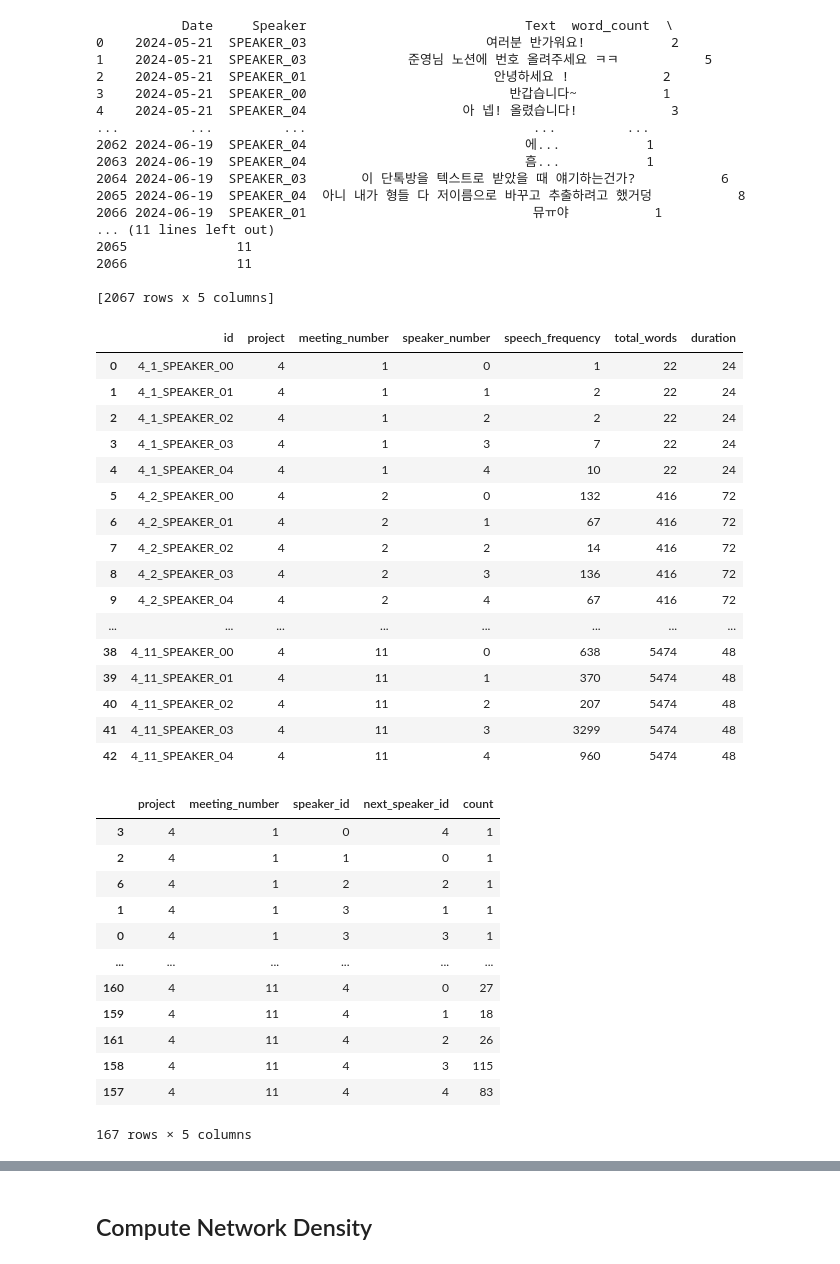
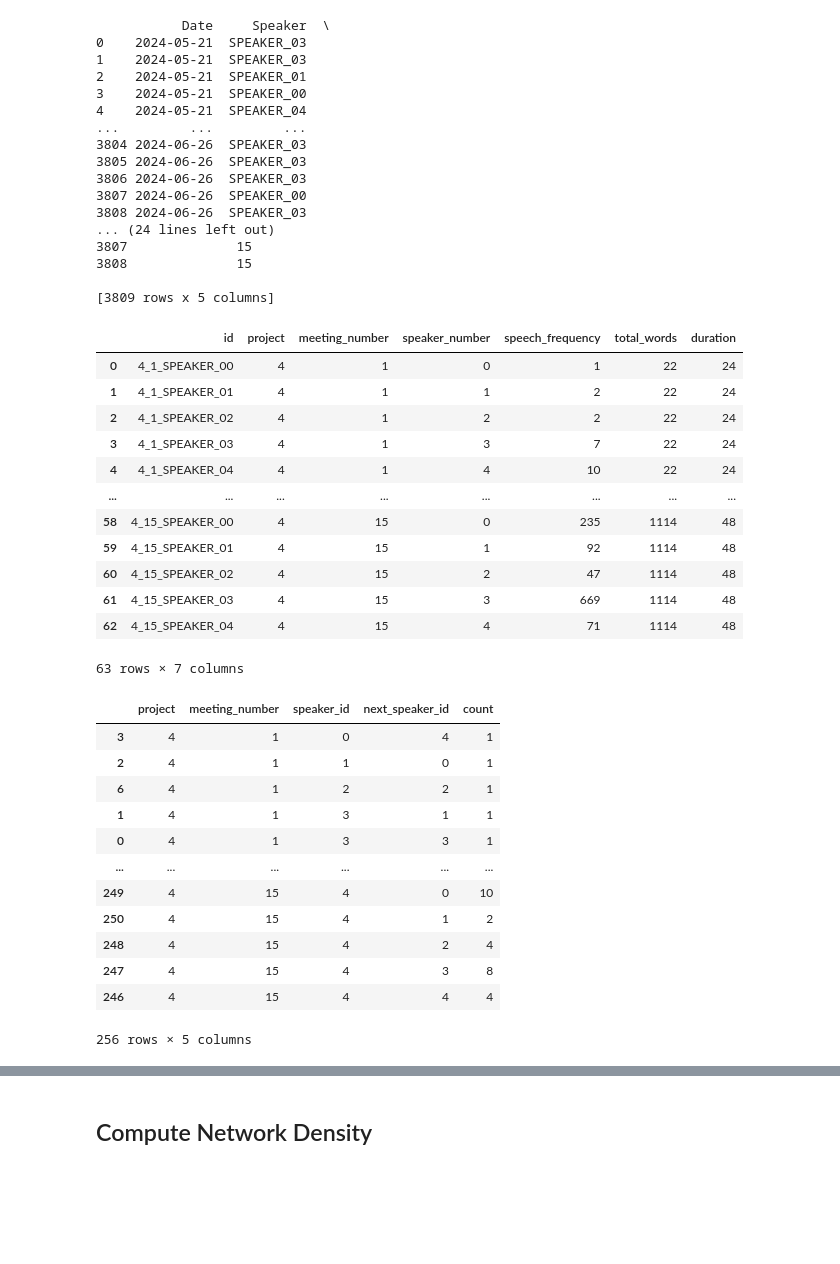
Before and after one commit to team-zerobaek/collaboration-analysis, a Jupyter notebook: chatting_analysis_rdb_generator.ipynb, the cells around one changed output, grey strips where cells are left out. Cells and saved outputs as stored; diff of their text form; code cells hidden in the pictures; blank space fills up the shorter version.

```diff
--- a/chatting_analysis_rdb_generator.ipynb
+++ b/chatting_analysis_rdb_generator.ipynb
@@ -64,8 +64,14 @@ def assign_meeting_number(date):
         return 10
     elif '2024-06-18' <= date <= '2024-06-19':
         return 11
-    else:
-        return None
+    elif '2024-06-20' <= date <= '2024-06-21':
+        return 12
+    elif '2024-06-22' == date <= '2024-06-23':
+        return 13
+    elif '2024-06-24' == date:
+        return 14
+    elif '2024-06-25' <= date <= '2024-06-26':
+        return 15
 
 
 df['meeting_number'] = df['Date'].apply(
@@ -73,23 +79,23 @@ df['meeting_number'] = df['Date'].apply(
 
 print(df)
 # %% [output]
-           Date     Speaker                            Text  word_count  \
-0    2024-05-21  SPEAKER_03                       여러분 반가워요!           2
-1    2024-05-21  SPEAKER_03             준영님 노션에 번호 올려주세요 ㅋㅋ           5
-2    2024-05-21  SPEAKER_01                        안녕하세요 !            2
-3    2024-05-21  SPEAKER_00                          반갑습니다~           1
-4    2024-05-21  SPEAKER_04                    아 넵! 올렸습니다!            3
-...         ...         ...                             ...         ...
-2062 2024-06-19  SPEAKER_04                            에...           1
-2063 2024-06-19  SPEAKER_04                            흠...           1
-2064 2024-06-19  SPEAKER_03       이 단톡방을 텍스트로 받았을 때 얘기하는건가?           6
-2065 2024-06-19  SPEAKER_04  아니 내가 형들 다 저이름으로 바꾸고 추출하려고 했거덩           8
-2066 2024-06-19  SPEAKER_01                             뮤ㅠ야           1
-... (11 lines left out)
-2065              11
-2066              11
+           Date     Speaker  \
+0    2024-05-21  SPEAKER_03
+1    2024-05-21  SPEAKER_03
+2    2024-05-21  SPEAKER_01
+3    2024-05-21  SPEAKER_00
+4    2024-05-21  SPEAKER_04
+...         ...         ...
+3804 2024-06-26  SPEAKER_03
+3805 2024-06-26  SPEAKER_03
+3806 2024-06-26  SPEAKER_03
+3807 2024-06-26  SPEAKER_00
+3808 2024-06-26  SPEAKER_03
+... (24 lines left out)
+3807              15
+3808              15
 
-[2067 rows x 5 columns]
+[3809 rows x 5 columns]
 # %%
 
 
@@ -100,49 +106,45 @@ def create_dataset(df, project_number):
     total_words = df.groupby('meeting_number')['word_count'].sum().to_dict()
     meeting_dates = df.groupby('meeting_number')['Date'].agg([
         'min', 'max']).to_dict('index')
-
+    df['meeting_number'] = df['meeting_number'].astype('int')
     for (meeting_number, speaker), word_count in speaker_word_counts.items():
         start_date = meeting_dates[meeting_number]['min']
         end_date = meeting_dates[meeting_number]['max']
         duration = ((end_date - start_date).days + 1) * 24
 
         dataset.append({
             'id': f'{project_number}_{meeting_number}_{speaker}',
             'project': project_number,
             'meeting_number': meeting_number,
             'speaker_number': int(speaker.split('_')[1]),
             'speech_frequency': word_count,
             'total_words': total_words[meeting_number],
             'duration': duration
         })
     return pd.DataFrame(dataset)
 
 
 dataset_project4 = create_dataset(df, 4)
 
 dataset_project4 = dataset_project4.sort_values(
     by=['meeting_number', 'speaker_number'])
 
 
 dataset_project4
 # %% [output]
 |  | id | project | meeting_number | speaker_number | speech_frequency | total_words | duration |
 | 0 | 4_1_SPEAKER_00 | 4 | 1 | 0 | 1 | 22 | 24 |
 | 1 | 4_1_SPEAKER_01 | 4 | 1 | 1 | 2 | 22 | 24 |
 | 2 | 4_1_SPEAKER_02 | 4 | 1 | 2 | 2 | 22 | 24 |
 | 3 | 4_1_SPEAKER_03 | 4 | 1 | 3 | 7 | 22 | 24 |
 | 4 | 4_1_SPEAKER_04 | 4 | 1 | 4 | 10 | 22 | 24 |
-| 5 | 4_2_SPEAKER_00 | 4 | 2 | 0 | 132 | 416 | 72 |
-| 6 | 4_2_SPEAKER_01 | 4 | 2 | 1 | 67 | 416 | 72 |
-| 7 | 4_2_SPEAKER_02 | 4 | 2 | 2 | 14 | 416 | 72 |
-| 8 | 4_2_SPEAKER_03 | 4 | 2 | 3 | 136 | 416 | 72 |
-| 9 | 4_2_SPEAKER_04 | 4 | 2 | 4 | 67 | 416 | 72 |
 | ... | ... | ... | ... | ... | ... | ... | ... |
-| 38 | 4_11_SPEAKER_00 | 4 | 11 | 0 | 638 | 5474 | 48 |
-| 39 | 4_11_SPEAKER_01 | 4 | 11 | 1 | 370 | 5474 | 48 |
-| 40 | 4_11_SPEAKER_02 | 4 | 11 | 2 | 207 | 5474 | 48 |
-| 41 | 4_11_SPEAKER_03 | 4 | 11 | 3 | 3299 | 5474 | 48 |
-| 42 | 4_11_SPEAKER_04 | 4 | 11 | 4 | 960 | 5474 | 48 |
+| 58 | 4_15_SPEAKER_00 | 4 | 15 | 0 | 235 | 1114 | 48 |
+| 59 | 4_15_SPEAKER_01 | 4 | 15 | 1 | 92 | 1114 | 48 |
+| 60 | 4_15_SPEAKER_02 | 4 | 15 | 2 | 47 | 1114 | 48 |
+| 61 | 4_15_SPEAKER_03 | 4 | 15 | 3 | 669 | 1114 | 48 |
+| 62 | 4_15_SPEAKER_04 | 4 | 15 | 4 | 71 | 1114 | 48 |
+63 rows × 7 columns
 # %%
 dataset_project4['normalized_speech_frequency'] = dataset_project4['speech_frequency'] / \
     dataset_project4['duration']
@@ -184,12 +186,12 @@ interaction_frequency_df.sort_values(
 | 1 | 4 | 1 | 3 | 1 | 1 |
 | 0 | 4 | 1 | 3 | 3 | 1 |
 | ... | ... | ... | ... | ... | ... |
-| 160 | 4 | 11 | 4 | 0 | 27 |
-| 159 | 4 | 11 | 4 | 1 | 18 |
-| 161 | 4 | 11 | 4 | 2 | 26 |
-| 158 | 4 | 11 | 4 | 3 | 115 |
-| 157 | 4 | 11 | 4 | 4 | 83 |
+| 249 | 4 | 15 | 4 | 0 | 10 |
+| 250 | 4 | 15 | 4 | 1 | 2 |
+| 248 | 4 | 15 | 4 | 2 | 4 |
+| 247 | 4 | 15 | 4 | 3 | 8 |
+| 246 | 4 | 15 | 4 | 4 | 4 |
-167 rows × 5 columns
+256 rows × 5 columns
 # %%
 def generate_all_pairs(interaction_records, dataset):
     all_pairs = []
```
Also changed, not shown: parts of 4 cells of this notebook, 2 other files.
